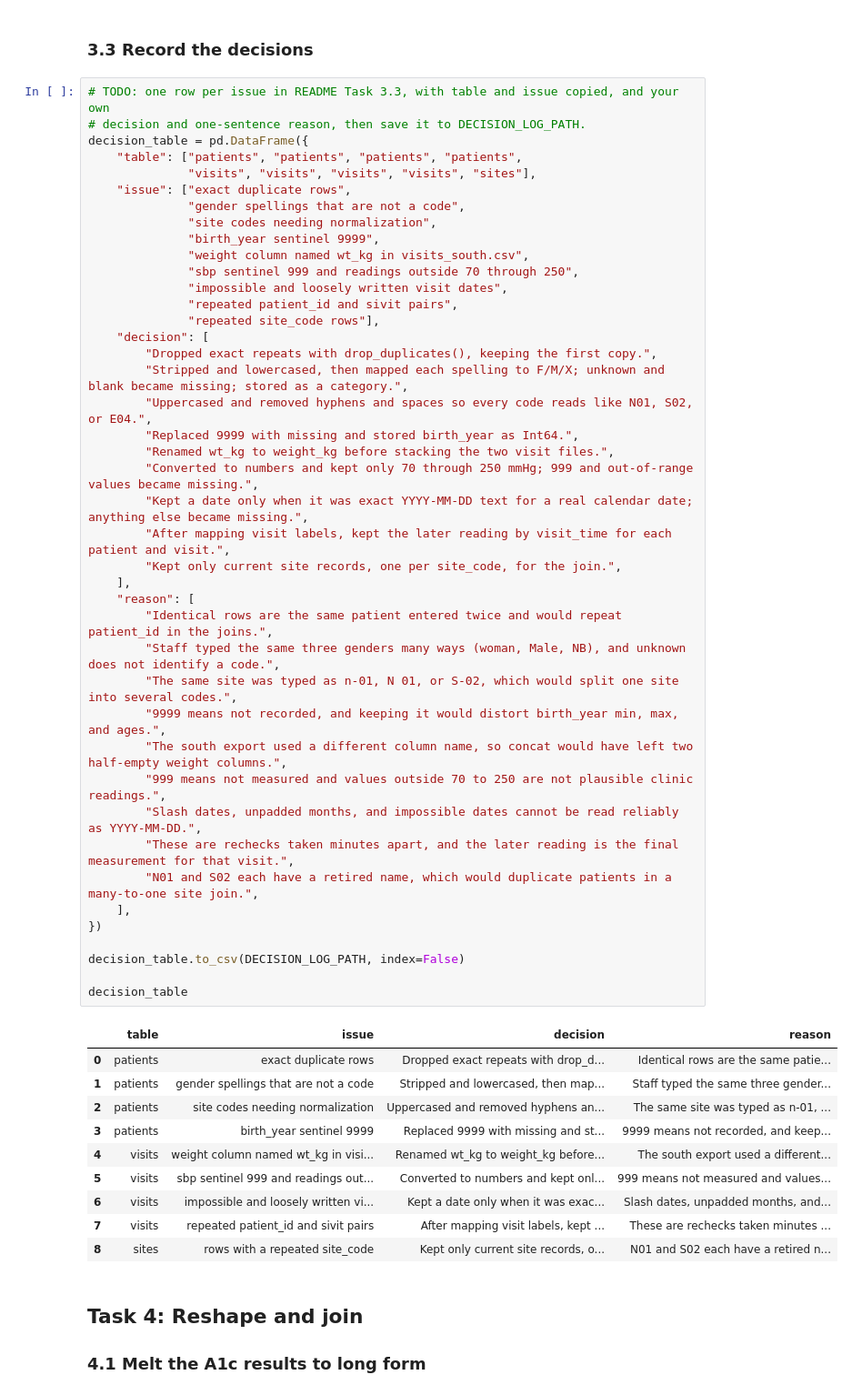
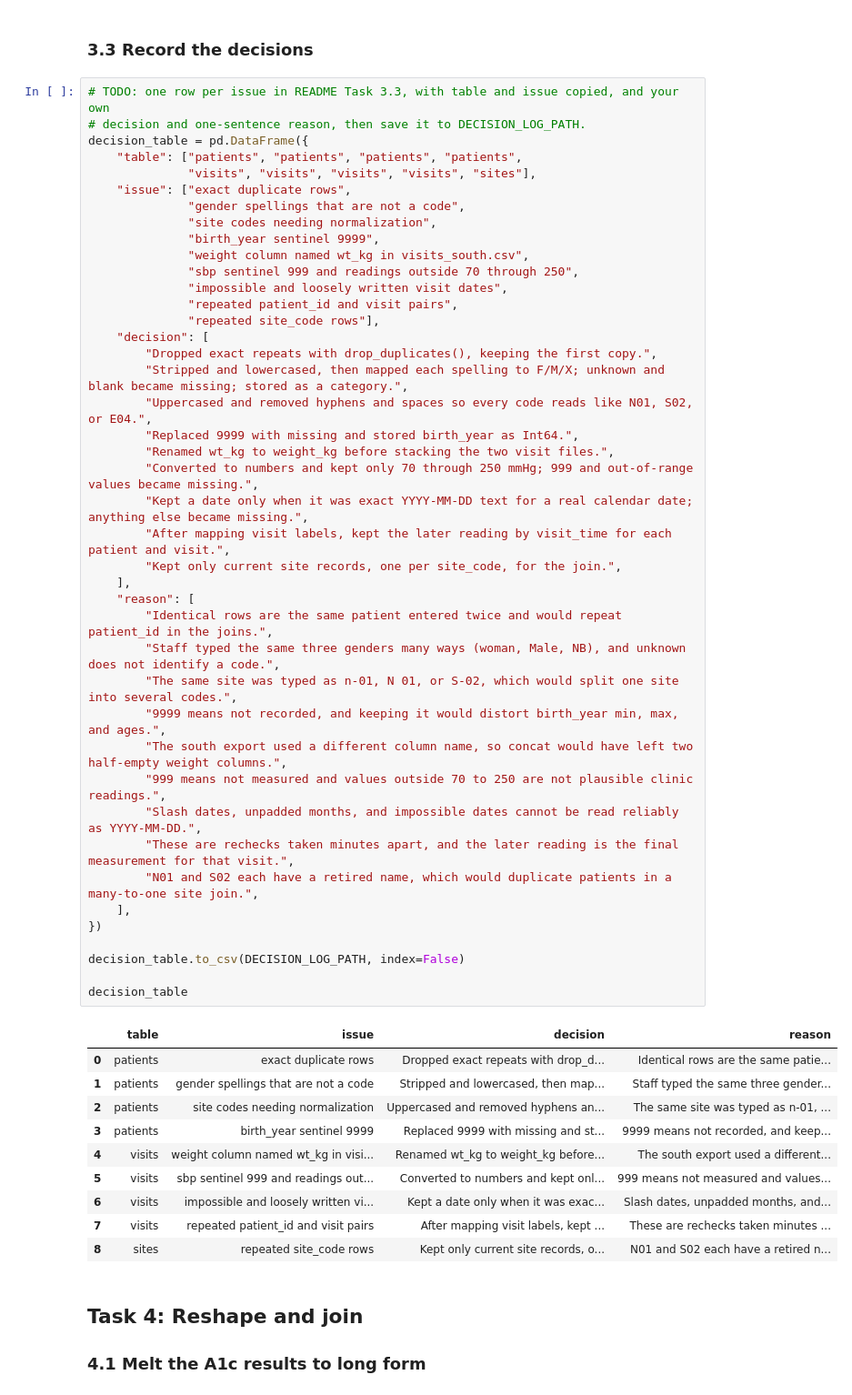
Before and after one commit to starlette-khim/ds217-26f-06, a Jupyter notebook: assignment.ipynb, the cells around one changed output. Shown at 91% size. Drawn from its saved outputs; the diff is of its cells as text.

```diff
--- a/assignment.ipynb
+++ b/assignment.ipynb
@@ -393,7 +423,7 @@ decision_table = pd.DataFrame({
               "weight column named wt_kg in visits_south.csv",
               "sbp sentinel 999 and readings outside 70 through 250",
               "impossible and loosely written visit dates",
-              "repeated patient_id and sivit pairs",
+              "repeated patient_id and visit pairs",
               "repeated site_code rows"],
     "decision": [
         "Dropped exact repeats with drop_duplicates(), keeping the first copy.",
@@ -404,35 +434,35 @@ decision_table = pd.DataFrame({
         "Converted to numbers and kept only 70 through 250 mmHg; 999 and out-of-range values became missing.",
         "Kept a date only when it was exact YYYY-MM-DD text for a real calendar date; anything else became missing.",
         "After mapping visit labels, kept the later reading by visit_time for each patient and visit.",
         "Kept only current site records, one per site_code, for the join.",
     ],
     "reason": [
         "Identical rows are the same patient entered twice and would repeat patient_id in the joins.",
         "Staff typed the same three genders many ways (woman, Male, NB), and unknown does not identify a code.",
         "The same site was typed as n-01, N 01, or S-02, which would split one site into several codes.",
         "9999 means not recorded, and keeping it would distort birth_year min, max, and ages.",
         "The south export used a different column name, so concat would have left two half-empty weight columns.",
         "999 means not measured and values outside 70 to 250 are not plausible clinic readings.",
         "Slash dates, unpadded months, and impossible dates cannot be read reliably as YYYY-MM-DD.",
         "These are rechecks taken minutes apart, and the later reading is the final measurement for that visit.",
         "N01 and S02 each have a retired name, which would duplicate patients in a many-to-one site join.",
     ],
 })
 
 decision_table.to_csv(DECISION_LOG_PATH, index=False)
 
 decision_table
 # %% [output]
 |  | table | issue | decision | reason |
 | 0 | patients | exact duplicate rows | Dropped exact repeats with drop_d... | Identical rows are the same patie... |
 | 1 | patients | gender spellings that are not a code | Stripped and lowercased, then map... | Staff typed the same three gender... |
 | 2 | patients | site codes needing normalization | Uppercased and removed hyphens an... | The same site was typed as n-01, ... |
 | 3 | patients | birth_year sentinel 9999 | Replaced 9999 with missing and st... | 9999 means not recorded, and keep... |
 | 4 | visits | weight column named wt_kg in visi... | Renamed wt_kg to weight_kg before... | The south export used a different... |
 | 5 | visits | sbp sentinel 999 and readings out... | Converted to numbers and kept onl... | 999 means not measured and values... |
 | 6 | visits | impossible and loosely written vi... | Kept a date only when it was exac... | Slash dates, unpadded months, and... |
-| 7 | visits | repeated patient_id and sivit pairs | After mapping visit labels, kept ... | These are rechecks taken minutes ... |
-| 8 | sites | rows with a repeated site_code | Kept only current site records, o... | N01 and S02 each have a retired n... |
+| 7 | visits | repeated patient_id and visit pairs | After mapping visit labels, kept ... | These are rechecks taken minutes ... |
+| 8 | sites | repeated site_code rows | Kept only current site records, o... | N01 and S02 each have a retired n... |
 # %% [markdown]
 ## Task 4: Reshape and join
 
```
Also changed, not shown: parts of 12 cells of this notebook, 6 other files.
